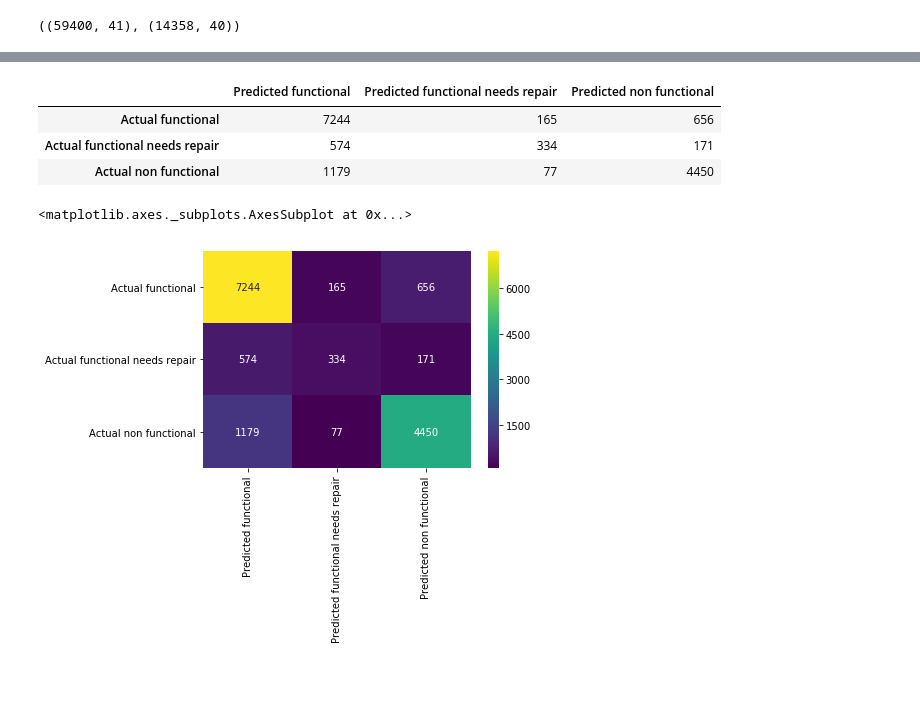
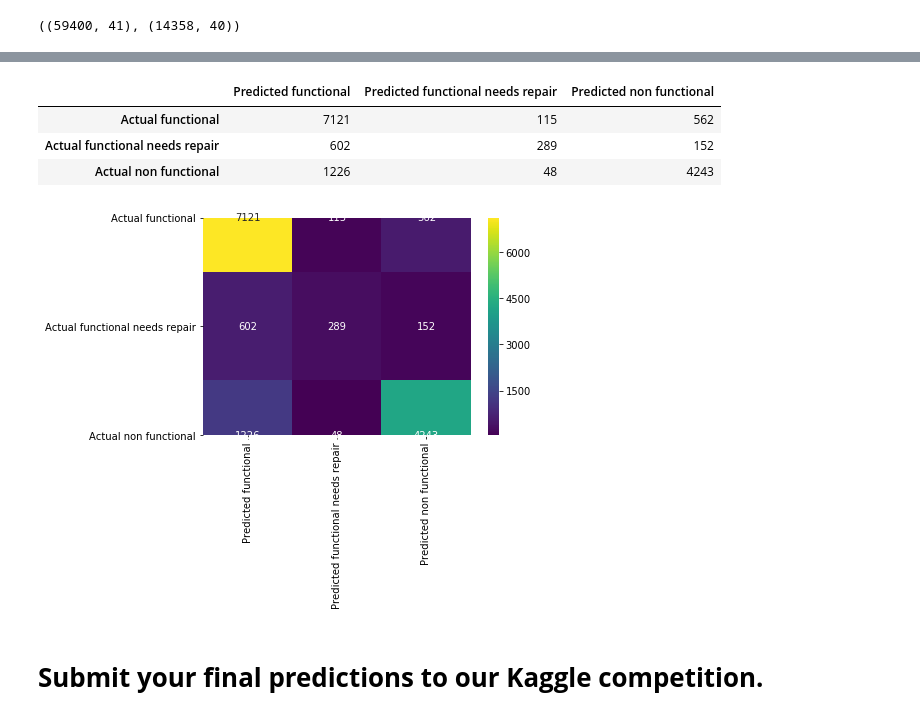
Before and after one commit to bloominstituteoftechnology/DS-Unit-2-Kaggle-Challenge, a Jupyter notebook: Copy_of_assignment_kaggle_challenge_4.ipynb, the cells around one changed output, grey strips where cells are left out. Drawn from its saved outputs; the diff is of its cells as text; code cells hidden in the pictures; blank space fills up the shorter version.

```diff
--- a/Copy_of_assignment_kaggle_challenge_4.ipynb
+++ b/Copy_of_assignment_kaggle_challenge_4.ipynb
@@ -78,6 +128,10 @@ train.shape, test.shape
 # %%
 from sklearn.model_selection import train_test_split
 
-train, val = train_test_split(train, stratify=train['status_group'], random_state = 42)
+# Split train into train & val. Make val the same size as test.
+
+train, val = train_test_split(train,  test_size = len(test),
+                              stratify = train['status_group'], random_state = 42)
+
 train.shape, val.shape, test.shape
 # %% [output]
@@ -136,18 +153,20 @@ X_test = test
 # %%
-from sklearn.ensemble import RandomForestClassifier
 import category_encoders as ce
 from sklearn.impute import SimpleImputer
 from sklearn.pipeline import make_pipeline
+from sklearn.ensemble import RandomForestClassifier
 
 pipeline = make_pipeline(
     ce.OrdinalEncoder(),
-    SimpleImputer(strategy = 'median'),
-    RandomForestClassifier(n_estimators = 100, random_state = 42, n_jobs = -1))
+    SimpleImputer(strategy = 'mean'),
+    RandomForestClassifier(n_estimators = 400, min_samples_leaf = 3,
+                           random_state = 42, n_jobs = -1)
+)
 
-# Fit on train
+# Fit the model
 pipeline.fit(X_train, y_train)
 
 # Score on train and val
-print('Train Accuracy', pipeline.score(X_train, y_train))
-print('Validation Accuracy', pipeline.score(X_val, y_val))
+print('Training accuracy:', pipeline.score(X_train, y_train))
+print('Validation accuracy:', pipeline.score(X_val, y_val))
 # %% [output]
@@ -158,27 +187,32 @@ Validation Accuracy 0.80996632996633
 # %%
-from sklearn.metrics import confusion_matrix
-from sklearn.utils.multiclass import unique_labels
+def plot_confusion_matrix(y_true, y_pred):
+    labels = unique_labels(y_true)
+    columns = [f'Predicted {label}' for label in labels]
+    index = [f'Actual {label}' for label in labels]
+    table = pd.DataFrame(confusion_matrix(y_true, y_pred),
+                         columns = columns, index = index)
+    return table
 
-def plot_confusion_matrix(y_true, y_pred):
-  labels = unique_labels(y_true)
-  columns = [f'Predicted {label}' for label in labels]
-  index = [f'Actual {label}' for label in labels]
-  table = pd.DataFrame(confusion_matrix(y_true, y_pred),
-                         columns = columns, index = index)
-  return table
+plot_confusion_matrix(y_val, y_pred)
+# %% [output]
+|  | Predicted functional | Predicted functional needs repair | Predicted non functional |
+| Actual functional | 7121 | 115 | 562 |
+| Actual functional needs repair | 602 | 289 | 152 |
+| Actual non functional | 1226 | 48 | 4243 |
-# %%
-y_pred = pipeline.predict(X_val)
-plot_confusion_matrix(y_val, y_pred)
-# %% [output]
-|  | Predicted functional | Predicted functional needs repair | Predicted non functional |
-| Actual functional | 7244 | 165 | 656 |
-| Actual functional needs repair | 574 | 334 | 171 |
-| Actual non functional | 1179 | 77 | 4450 |
-# %%
-import seaborn as sns
-
-my_table = plot_confusion_matrix(y_val, y_pred)
-sns.heatmap(my_table, annot = True, fmt = 'd', cmap = 'viridis')
-# %% [output]
-<matplotlib.axes._subplots.AxesSubplot at 0x...>
-[figure, removed]
+# %%
+import seaborn as sns
+
+def plot_confusion_matrix(y_true, y_pred):
+    labels = unique_labels(y_true)
+    columns = [f'Predicted {label}' for label in labels]
+    index = [f'Actual {label}' for label in labels]
+    table = pd.DataFrame(confusion_matrix(y_true, y_pred),
+                         columns = columns, index = index)
+    return sns.heatmap(table, annot = True, fmt = 'd',
+                       cmap = 'viridis')
+
+plot_confusion_matrix(y_val, y_pred);
+# %% [output]
+[figure, added]
+# %% [markdown]
+# **Submit your final predictions to our Kaggle competition.**
```
Also changed, not shown: parts of 12 cells of this notebook.
